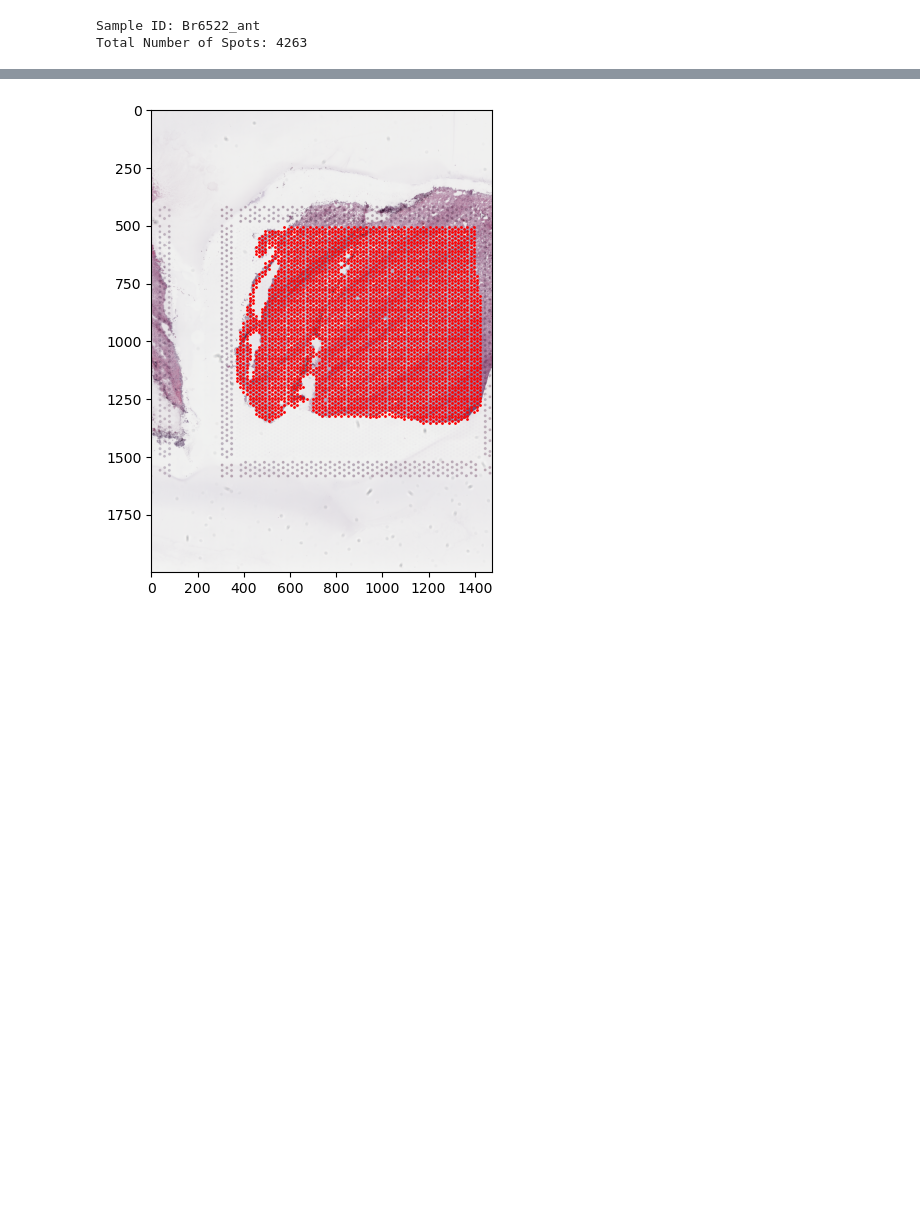
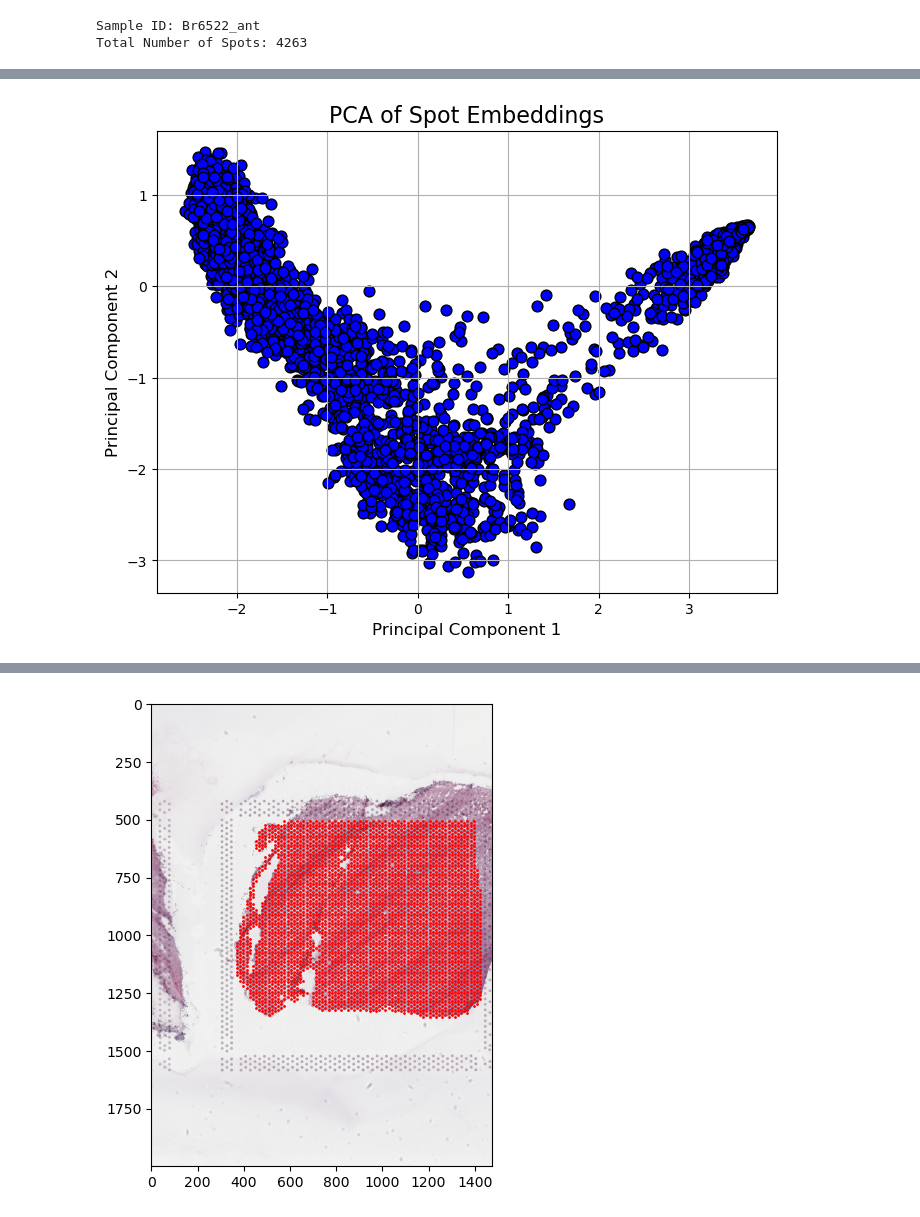
Before and after one commit to lixinglin-AI/Identifying-Cellular-Niche-in-Spatial-Transcriptomics-with-LLM, a Jupyter notebook: image_preprocessing (2).ipynb, the cells around one changed output, grey strips where cells are left out. Drawn from its saved outputs; the diff is of its cells as text; code cells hidden in the pictures; blank space fills up the shorter version.

```diff
--- a/image_preprocessing (2).ipynb
+++ b/image_preprocessing (2).ipynb
@@ -63,0 +56,6 @@ Total Number of Spots: 4263
+# %%
+scaling_factor_x = 1658 / np.max(spots_coords[:, 0])
+scaling_factor_y = 2000 / np.max(spots_coords[:, 1])
+spots_coords_scaled = spots_coords * [scaling_factor_x, scaling_factor_y]
+print(f"Scaled Spots Range: Min X = {np.min(spots_coords_scaled[:, 0])}, Max X = {np.max(spots_coords_scaled[:, 0])}")
+print(f"Scaled Spots Range: Min Y = {np.min(spots_coords_scaled[:, 1])}, Max Y = {np.max(spots_coords_scaled[:, 1])}")
@@ -67,12 +72,10 @@ import numpy as np
 from transformers import ViTModel, ViTImageProcessor
 import torch
 
-# Load pre-trained ViT and processor
 model_name = "google/vit-base-patch16-224-in21k"
 model = ViTModel.from_pretrained(model_name)  # Pre-trained Vision Transformer
 processor = ViTImageProcessor.from_pretrained(model_name)
 
-# Move model to GPU if available
 device = "cuda" if torch.cuda.is_available() else "cpu"
 model = model.to(device)
 model.eval()
@@ -81,28 +84,27 @@ model.eval()
 vector_representations = {}
 
 with torch.no_grad():
-    for idx, (x, y) in enumerate(spots_coords):
-        # Define the cropping area
+    for idx, (x, y) in enumerate(spots_coords_scaled):
         start_x = max(0, int(x - spot_radius))
         end_x = min(image.shape[1], int(x + spot_radius))
         start_y = max(0, int(y - spot_radius))
         end_y = min(image.shape[0], int(y + spot_radius))
 
+        if start_x >= end_x or start_y >= end_y:
+            print(f"Skipping spot {idx+1}: Invalid crop boundaries.")
+            continue
+
         # Crop the image
         cropped_image = image[start_y:end_y, start_x:end_x]
-        cropped_pil = Image.fromarray((cropped_image * 255).astype(np.uint8))  # Convert to PIL format
+        cropped_pil = Image.fromarray((cropped_image * 255).astype(np.uint8))
 
         # Preprocess the image for ViT
-        inputs = processor(images=cropped_pil, return_tensors="pt")
+        inputs = processor(images=cropped_pil, return_tensors="pt", size=(224, 224))
         inputs = {key: val.to(device) for key, val in inputs.items()}
 
         # Forward pass through ViT
         outputs = model(**inputs)
-        cls_embedding = outputs.last_hidden_state[:, 0, :].squeeze(0)  # Extract CLS token embedding
+        cls_embedding = outputs.last_hidden_state[:, 0, :].squeeze(0).cpu().numpy()
 
-        # Store CLS token as the vector representation
-        vector_representations[f"spot_{idx+1}"] = cls_embedding.cpu().numpy()
-
-# Display vector representations for the first 5 spots
-for spot, vector in list(vector_representations.items())[:5]:
-    print(f"{spot}: {vector[:10]}...")  # Print first 10 values of the vector for brevity
+        # Store the embedding
+        vector_representations[f"spot_{idx+1}"] = cls_embedding
@@ -119,0 +140,18 @@ spot_5: [ 0.20420526  0.09865969 -0.24266323 -0.02564811 -0.11363795  0.02353722
+# %%
+from sklearn.decomposition import PCA
+import matplotlib.pyplot as plt
+
+vectors = np.array(list(vector_representations.values()))
+
+pca = PCA(n_components=2)
+reduced_vectors = pca.fit_transform(vectors)
+
+plt.figure(figsize=(8, 6))
+plt.scatter(reduced_vectors[:, 0], reduced_vectors[:, 1], c='blue', edgecolor='k', s=60)
+plt.title("PCA of Spot Embeddings", fontsize=16)
+plt.xlabel("Principal Component 1", fontsize=12)
+plt.ylabel("Principal Component 2", fontsize=12)
+plt.grid(True)
+plt.show()
+# %% [output]
+[figure, added]
```
Also changed, not shown: parts of 21 cells of this notebook, 1 other file.
